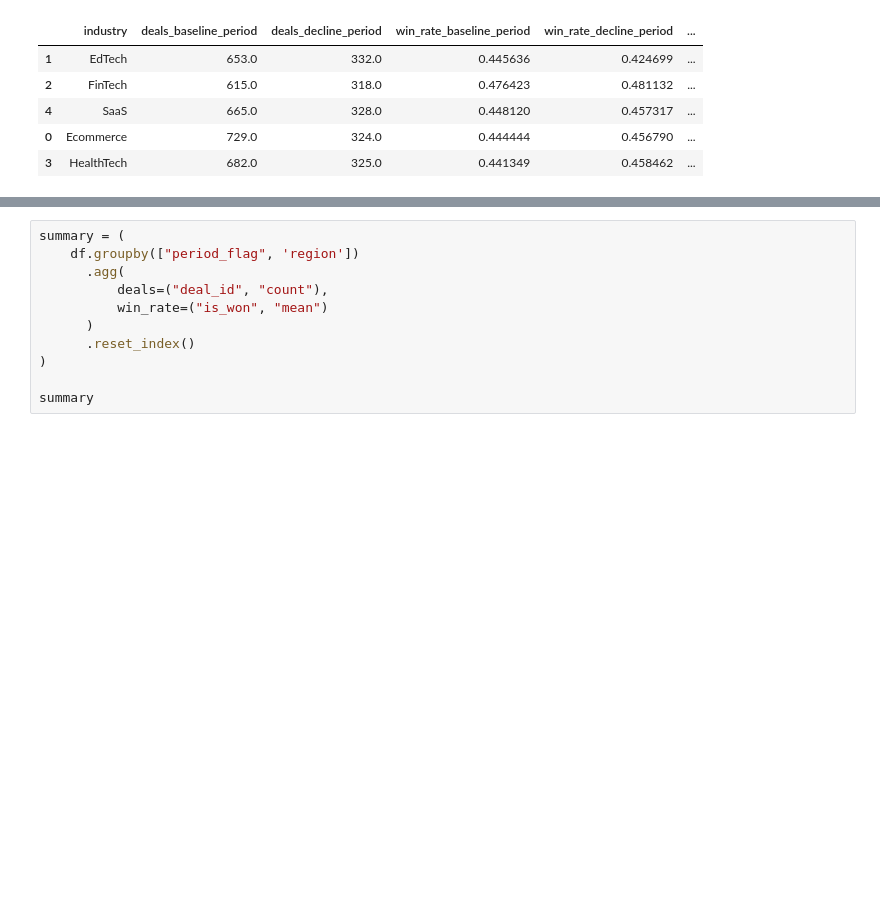
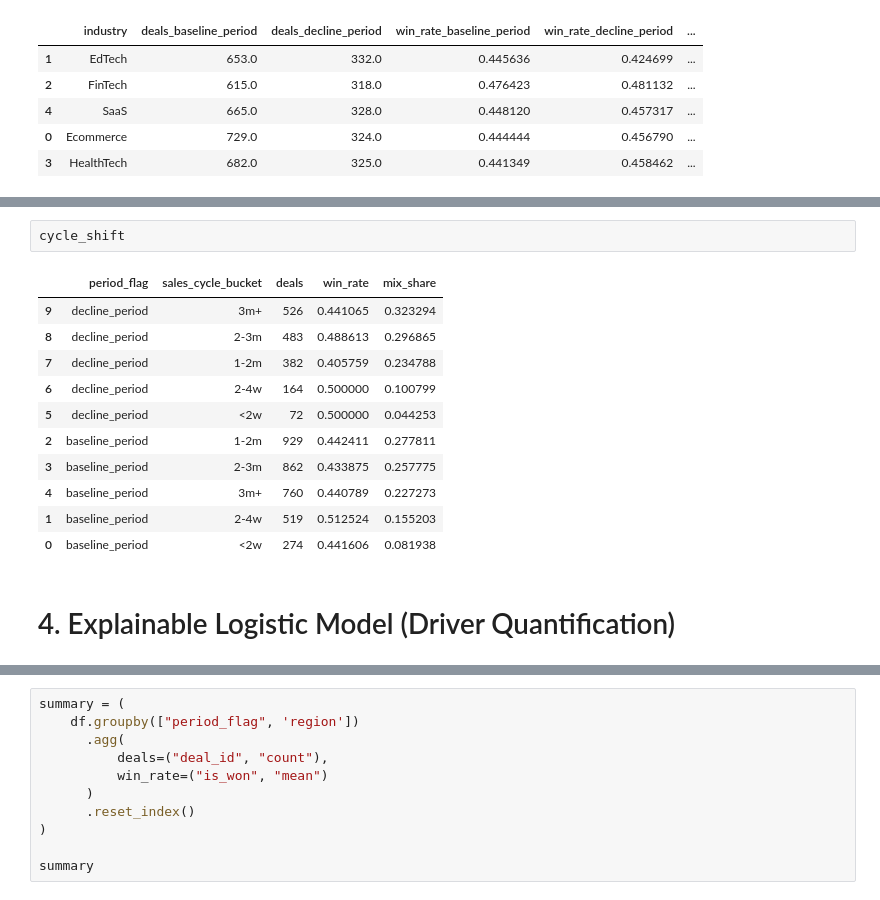
Before and after one commit to ShubhPundir/SkyGeni-Task, a Jupyter notebook: Win Rate Driver Analysis.ipynb, the cells around one changed output, grey strips where cells are left out. Drawn from its saved outputs; the diff is of its cells as text; blank space fills up the shorter version.

```diff
--- a/Win Rate Driver Analysis.ipynb
+++ b/Win Rate Driver Analysis.ipynb
@@ -332,0 +279,16 @@ for col in feature_names:
+# %%
+cycle_shift
+# %% [output]
+|  | period_flag | sales_cycle_bucket | deals | win_rate | mix_share |
+| 9 | decline_period | 3m+ | 526 | 0.441065 | 0.323294 |
+| 8 | decline_period | 2-3m | 483 | 0.488613 | 0.296865 |
+| 7 | decline_period | 1-2m | 382 | 0.405759 | 0.234788 |
+| 6 | decline_period | 2-4w | 164 | 0.500000 | 0.100799 |
+| 5 | decline_period | <2w | 72 | 0.500000 | 0.044253 |
+| 2 | baseline_period | 1-2m | 929 | 0.442411 | 0.277811 |
+| 3 | baseline_period | 2-3m | 862 | 0.433875 | 0.257775 |
+| 4 | baseline_period | 3m+ | 760 | 0.440789 | 0.227273 |
+| 1 | baseline_period | 2-4w | 519 | 0.512524 | 0.155203 |
+| 0 | baseline_period | <2w | 274 | 0.441606 | 0.081938 |
+# %% [markdown]
+# 4. Explainable Logistic Model (Driver Quantification)
```
Also changed, not shown: parts of 24 cells of this notebook, 1 other file.
